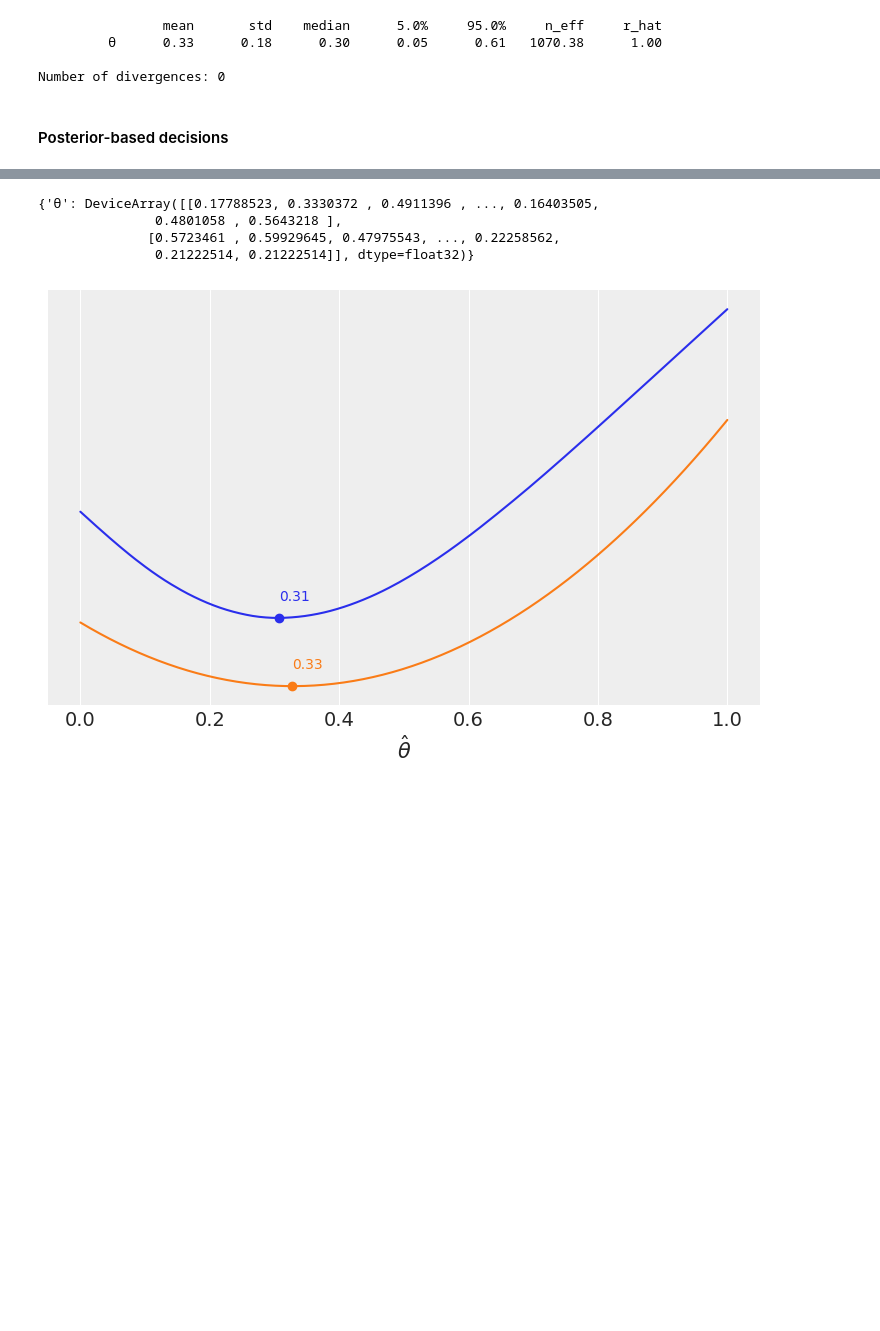
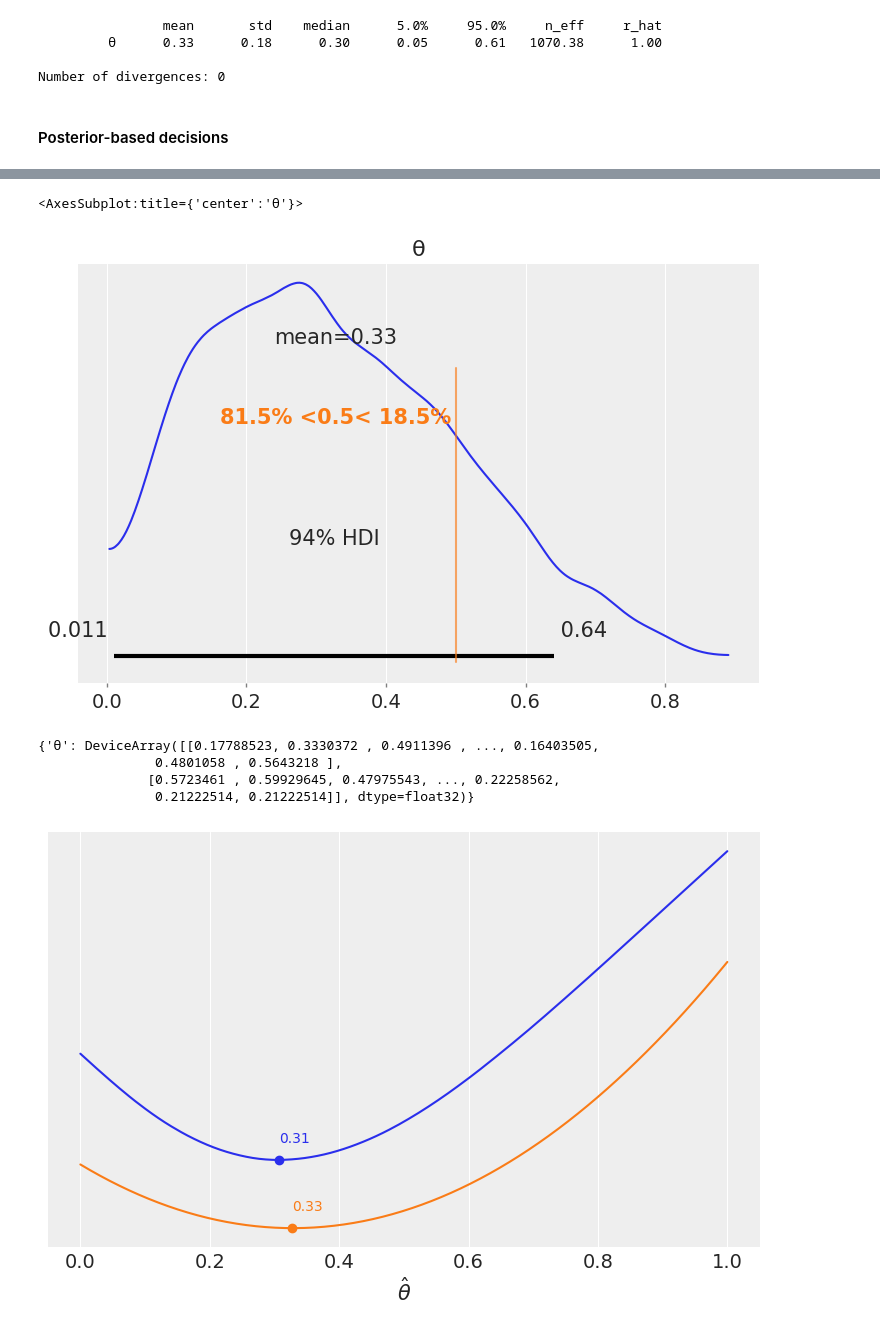
Before and after one commit to tallamjr/bap-numpyro, a Jupyter notebook: notebooks/02-programming-probabilistically.ipynb, the cells around one changed output, grey strips where cells are left out. Cells and saved outputs as stored; diff of their text form; code cells hidden in the pictures; blank space fills up the shorter version.

```diff
--- a/notebooks/02-programming-probabilistically.ipynb
+++ b/notebooks/02-programming-probabilistically.ipynb
@@ -73,2 +82,5 @@ plt.show()
 # %%
-az.plot_dist(az.from_numpyro(mcmc))
+az.plot_posterior(az.from_numpyro(mcmc), ref_val=0.5)
+# %% [output]
+<AxesSubplot:title={'center':'θ'}>
+[figure, added]
```
Also changed, not shown: parts of 27 cells of this notebook.
